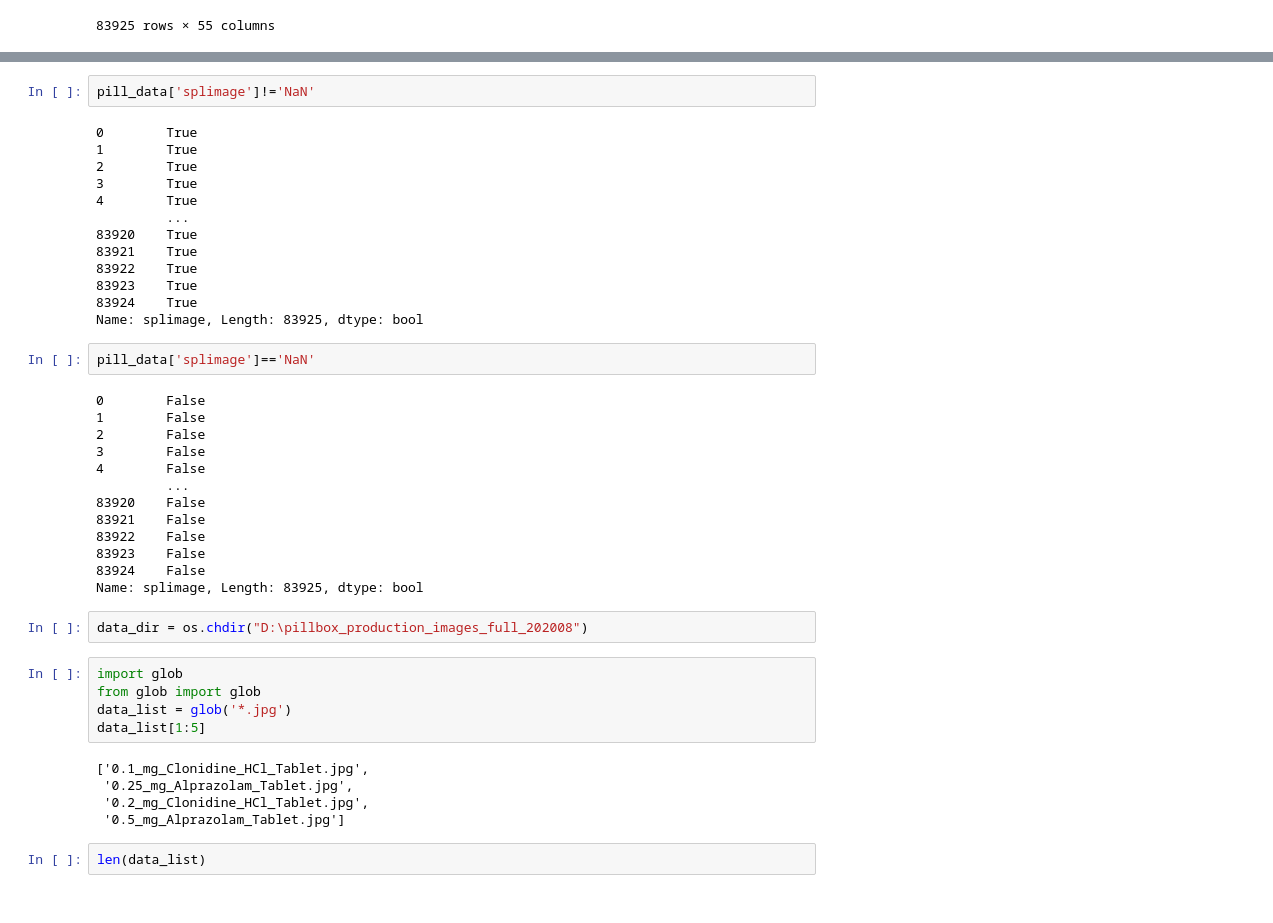
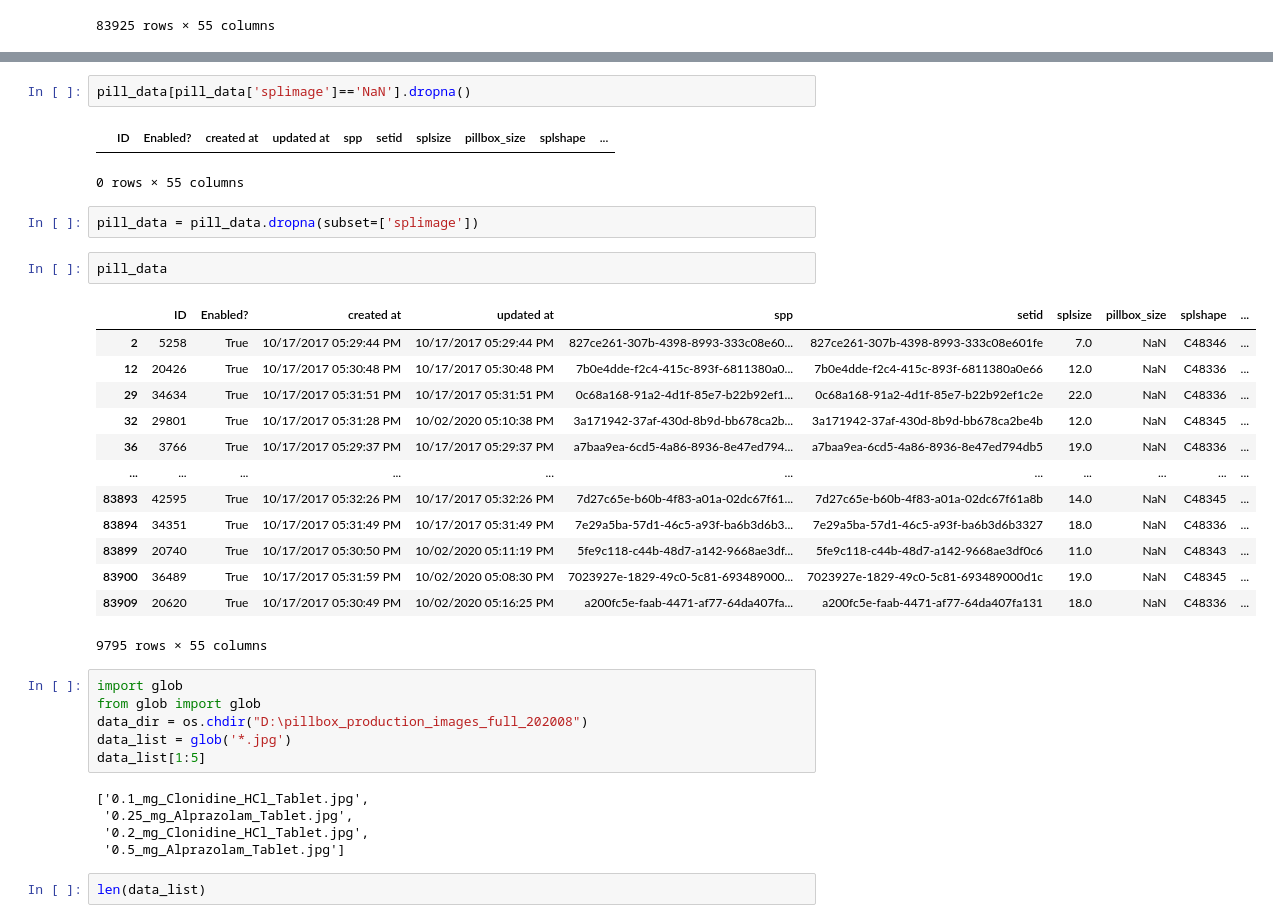
Before and after one commit to chbigbrother/Pillbox, a Jupyter notebook: Pillbox.ipynb, the cells around one changed output, grey strips where cells are left out. Saved outputs shown, nothing was run; the diff lists cells and outputs as text.

Commit message:
data preprocessing

```diff
--- a/Pillbox.ipynb
+++ b/Pillbox.ipynb
@@ -34,38 +40,30 @@ pill_data
 # %%
-pill_data['splimage']!='NaN'
+pill_data[pill_data['splimage']=='NaN'].dropna()
 # %% [output]
+|  | ID | Enabled? | created at | updated at | spp | setid | splsize | pillbox_size | splshape | ... |
-0        True
-1        True
-2        True
-3        True
-4        True
-         ...
-83920    True
-83921    True
-83922    True
-83923    True
-83924    True
-Name: splimage, Length: 83925, dtype: bool
+0 rows × 55 columns
 # %%
-pill_data['splimage']=='NaN'
+pill_data = pill_data.dropna(subset=['splimage'])
-# %% [output]
-0        False
-1        False
-2        False
-3        False
-4        False
-         ...
-83920    False
-83921    False
-83922    False
-83923    False
-83924    False
-Name: splimage, Length: 83925, dtype: bool
-# %%
-data_dir = os.chdir("D:\pillbox_production_images_full_202008")
+# %%
+pill_data
+# %% [output]
+|  | ID | Enabled? | created at | updated at | spp | setid | splsize | pillbox_size | splshape | ... |
+| 2 | 5258 | True | 10/17/2017 05:29:44 PM | 10/17/2017 05:29:44 PM | 827ce261-307b-4398-8993-333c08e60... | 827ce261-307b-4398-8993-333c08e601fe | 7.0 | NaN | C48346 | ... |
+| 12 | 20426 | True | 10/17/2017 05:30:48 PM | 10/17/2017 05:30:48 PM | 7b0e4dde-f2c4-415c-893f-6811380a0... | 7b0e4dde-f2c4-415c-893f-6811380a0e66 | 12.0 | NaN | C48336 | ... |
+| 29 | 34634 | True | 10/17/2017 05:31:51 PM | 10/17/2017 05:31:51 PM | 0c68a168-91a2-4d1f-85e7-b22b92ef1... | 0c68a168-91a2-4d1f-85e7-b22b92ef1c2e | 22.0 | NaN | C48336 | ... |
+| 32 | 29801 | True | 10/17/2017 05:31:28 PM | 10/02/2020 05:10:38 PM | 3a171942-37af-430d-8b9d-bb678ca2b... | 3a171942-37af-430d-8b9d-bb678ca2be4b | 12.0 | NaN | C48345 | ... |
+| 36 | 3766 | True | 10/17/2017 05:29:37 PM | 10/17/2017 05:29:37 PM | a7baa9ea-6cd5-4a86-8936-8e47ed794... | a7baa9ea-6cd5-4a86-8936-8e47ed794db5 | 19.0 | NaN | C48336 | ... |
+| ... | ... | ... | ... | ... | ... | ... | ... | ... | ... | ... |
+| 83893 | 42595 | True | 10/17/2017 05:32:26 PM | 10/17/2017 05:32:26 PM | 7d27c65e-b60b-4f83-a01a-02dc67f61... | 7d27c65e-b60b-4f83-a01a-02dc67f61a8b | 14.0 | NaN | C48345 | ... |
+| 83894 | 34351 | True | 10/17/2017 05:31:49 PM | 10/17/2017 05:31:49 PM | 7e29a5ba-57d1-46c5-a93f-ba6b3d6b3... | 7e29a5ba-57d1-46c5-a93f-ba6b3d6b3327 | 18.0 | NaN | C48336 | ... |
+| 83899 | 20740 | True | 10/17/2017 05:30:50 PM | 10/02/2020 05:11:19 PM | 5fe9c118-c44b-48d7-a142-9668ae3df... | 5fe9c118-c44b-48d7-a142-9668ae3df0c6 | 11.0 | NaN | C48343 | ... |
+| 83900 | 36489 | True | 10/17/2017 05:31:59 PM | 10/02/2020 05:08:30 PM | 7023927e-1829-49c0-5c81-693489000... | 7023927e-1829-49c0-5c81-693489000d1c | 19.0 | NaN | C48345 | ... |
+| 83909 | 20620 | True | 10/17/2017 05:30:49 PM | 10/02/2020 05:16:25 PM | a200fc5e-faab-4471-af77-64da407fa... | a200fc5e-faab-4471-af77-64da407fa131 | 18.0 | NaN | C48336 | ... |
+9795 rows × 55 columns
 # %%
 import glob
 from glob import glob
+data_dir = os.chdir("D:\pillbox_production_images_full_202008")
 data_list = glob('*.jpg')
 data_list[1:5]
 # %% [output]
```
Also changed, not shown: parts of 1 cell of this notebook.
